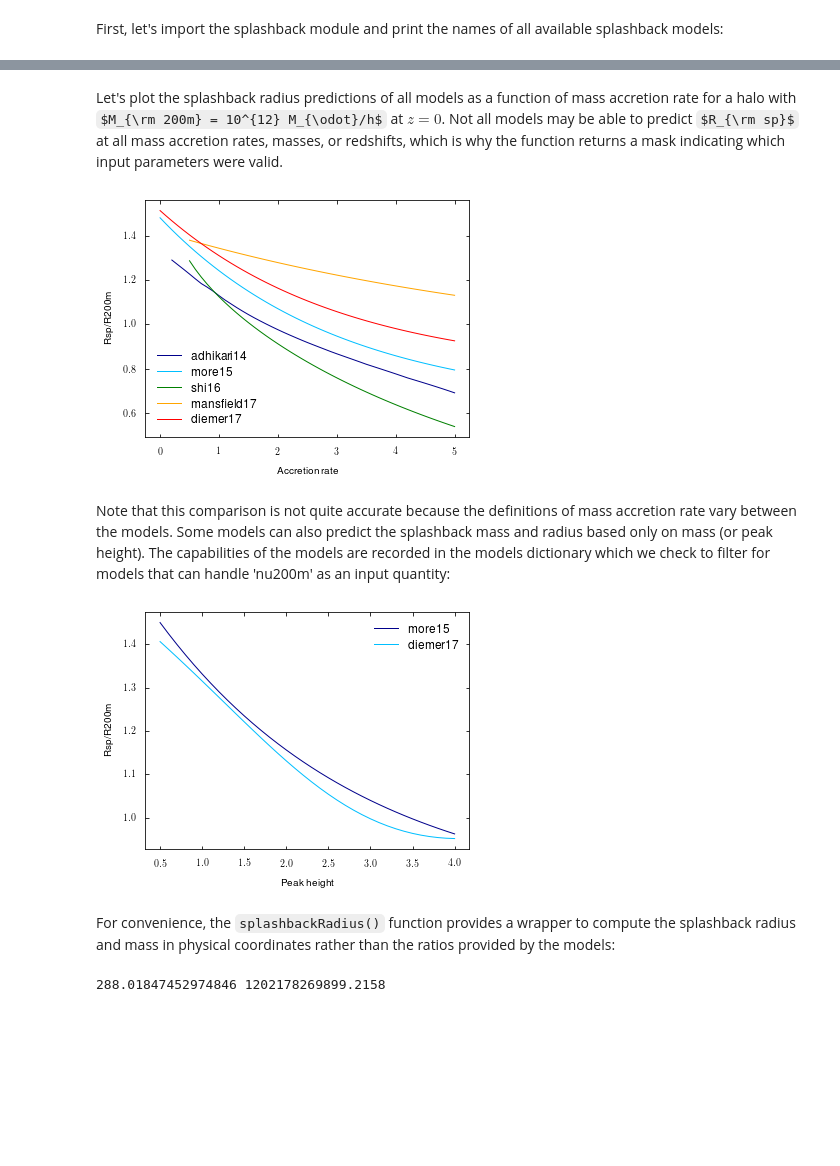
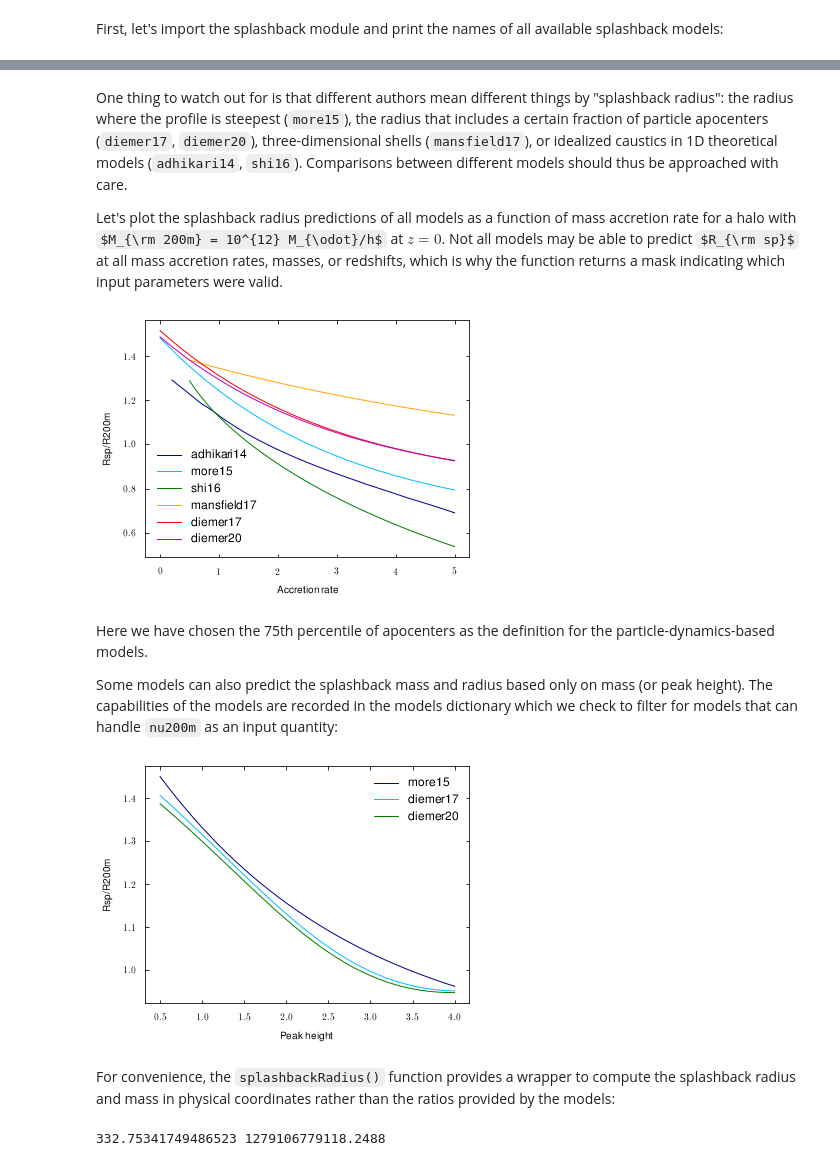
Before and after one commit to Shiriny24/colossus, a Jupyter notebook: tutorials/tutorial_halo_splashback.ipynb, the cells around one changed output, grey strips where cells are left out. Cells and saved outputs as stored; diff of their text form; code cells hidden in the pictures; some formulas as TeX source; blank space fills up the shorter version.

```diff
--- a/tutorials/tutorial_halo_splashback.ipynb
+++ b/tutorials/tutorial_halo_splashback.ipynb
@@ -28,26 +29,29 @@ diemer17
 # %% [markdown]
+One thing to watch out for is that different authors mean different things by "splashback radius": the radius where the profile is steepest (``more15``), the radius that includes a certain fraction of particle apocenters (``diemer17``, ``diemer20``), three-dimensional shells (``mansfield17``), or idealized caustics in 1D theoretical models (``adhikari14``, ``shi16``). Comparisons between different models should thus be approached with care.
+
 Let's plot the splashback radius predictions of all models as a function of mass accretion rate for a halo with $M_{\rm 200m} = 10^{12} M_{\odot}/h$ at $z = 0$. Not all models may be able to predict $R_{\rm sp}$ at all mass accretion rates, masses, or redshifts, which is why the function returns a mask indicating which input parameters were valid.
 # %%
 from colossus.lss import peaks
 
-cosmology.setCosmology('planck15')
 z = 0.0
 M200m = 1E12
 nu200m = peaks.peakHeight(M200m, z)
 Gamma = np.arange(0.0, 5.1, 0.1)
 
 plt.figure()
 plt.xlabel('Accretion rate')
 plt.ylabel('Rsp/R200m')
 for model_name in splashback.models:
     RspR200m, mask = splashback.splashbackModel('RspR200m', Gamma = Gamma, nu200m = nu200m, z = z,
-                                model = model_name, rspdef = 'percentile75', statistic = 'median')
+                                model = model_name, rspdef = 'sp-apr-p75', statistic = 'median')
     plt.plot(Gamma[mask], RspR200m, label = model_name.replace('_', '\_'))
 plt.legend();
 # %% [output]
-[figure, old version]
+[figure, new version]
 # %% [markdown]
-Note that this comparison is not quite accurate because the definitions of mass accretion rate vary between the models. Some models can also predict the splashback mass and radius based only on mass (or peak height). The capabilities of the models are recorded in the models dictionary which we check to filter for models that can handle 'nu200m' as an input quantity:
+Here we have chosen the 75th percentile of apocenters as the definition for the particle-dynamics-based models.
+
+Some models can also predict the splashback mass and radius based only on mass (or peak height). The capabilities of the models are recorded in the models dictionary which we check to filter for models that can handle ``nu200m`` as an input quantity:
 # %%
 nu200m = np.arange(0.5, 4.1, 0.1)
 
@@ -57,11 +61,11 @@ plt.ylabel('Rsp/R200m')
 for model_name in splashback.models:
     if 'nu200m' in splashback.models[model_name].q_in:
         RspR200m, mask = splashback.splashbackModel('RspR200m', nu200m = nu200m, z = z,
-                                    model = model_name, rspdef = 'percentile75', statistic = 'median')
+                                    model = model_name, rspdef = 'sp-apr-p75', statistic = 'median')
         plt.plot(nu200m[mask], RspR200m, label = model_name.replace('_', '\_'))
 plt.legend();
 # %% [output]
-[figure, old version]
+[figure, new version]
 # %% [markdown]
 For convenience, the `splashbackRadius()` function provides a wrapper to compute the splashback radius and mass in physical coordinates rather than the ratios provided by the models:
 # %%
@@ -70,8 +74,8 @@ mdef = 'vir'
 Mvir = 1E12
 cvir = 10.0
 
-Rsp, Msp, _ = splashback.splashbackRadius(z, mdef, M = Mvir, c = cvir)
+Rsp, Msp, _ = splashback.splashbackRadius(z, mdef, M = Mvir, c = cvir, rspdef = 'sp-apr-p90')
 print(Rsp, Msp)
 # %% [output]
-288.01847452974846 1202178269899.2158
+332.75341749486523 1279106779118.2488
 # %% [markdown]
```
Also changed, not shown: parts of 5 cells of this notebook, 17 other files.
